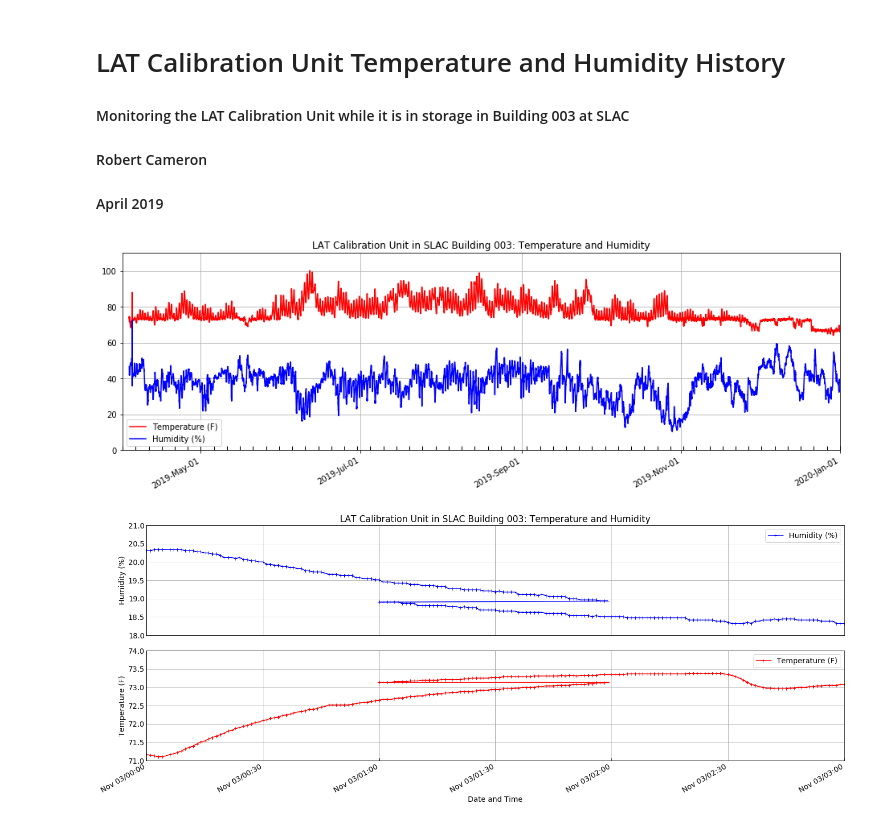
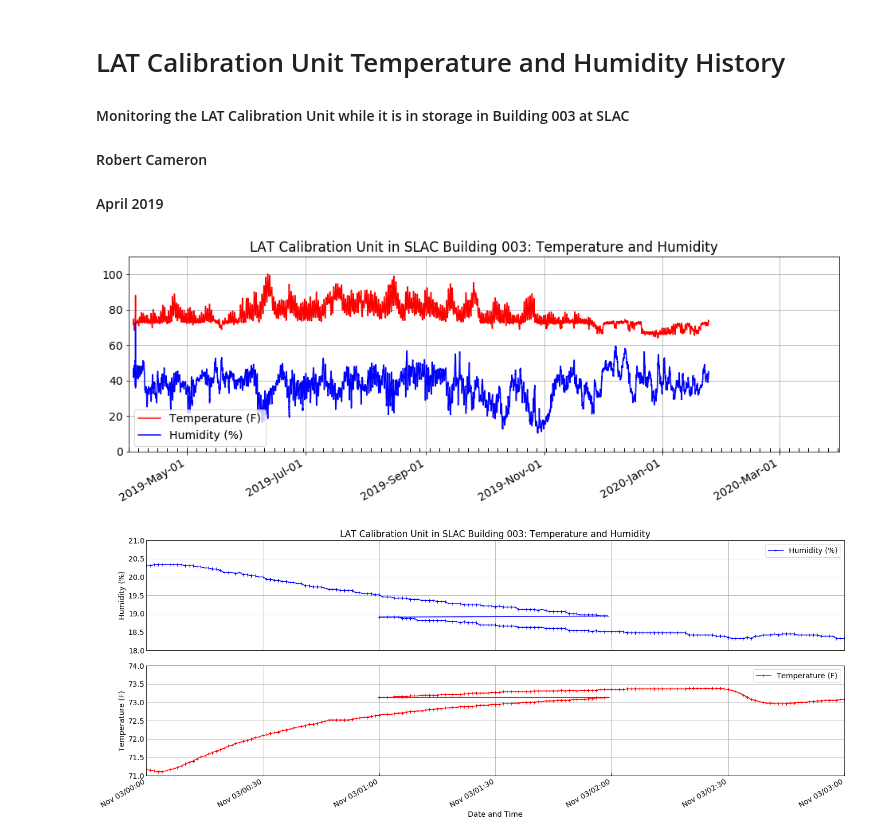
Before and after one commit to rac101/LATmetrics, a Jupyter notebook: CalUnitTempHumidity.ipynb, the cells around one changed output. Saved outputs shown, nothing was run; the diff lists cells and outputs as text; code cells hidden in the pictures.

Commit message:
small improvements to LTC plotting etc

```diff
--- a/CalUnitTempHumidity.ipynb
+++ b/CalUnitTempHumidity.ipynb
@@ -8,7 +8,7 @@
 # %%
 # ASCII csv data file
 
-filename = 'TH-2020-01-13.csv'
+filename = 'TH-2020-01-24.csv'
 # %%
 #from astropy.io import ascii
 import pandas as pd
@@ -34,36 +34,36 @@ h = f['h']
 fig = plt.figure(figsize = [16,5])
 ax = fig.add_subplot(111)
 ax.set_ylim(0,110)
-ax.set_xlim([dt.date(2019, 4, 1), dt.date(2020, 1, 1)])
+ax.set_xlim([dt.date(2019, 4, 1), dt.date(2020, 4, 1)])
 ax.plot(d,t,label='Temperature (F)',color='r')
 ax.plot(d,h,label='Humidity (%)',color='b')
 ax.legend(loc='lower left')
 ax.grid(True)
 #plt.xlabel("Time")
 #plt.ylabel("Temp, Humidity")
 plt.title("LAT Calibration Unit in SLAC Building 003: Temperature and Humidity")
 
 # set Major and Minor ticks on the time axis
 
 #plt.gca().xaxis.set_major_locator(mdates.DayLocator((1,10,20)))
 #plt.gca().xaxis.set_major_locator(mdates.DayLocator((0,5,10,15,20,25,30)))
 #plt.gca().xaxis.set_major_locator(mdates.DayLocator(interval=10))
 #plt.gca().xaxis.set_minor_locator(mdates.DayLocator(interval=1))
 #plt.gca().xaxis.set_major_locator(mdates.MonthLocator(interval=1))
 
 locator = mdates.AutoDateLocator(minticks=3, maxticks=7)
 ax.xaxis.set_major_locator(locator)
 #plt.gca().xaxis.set_minor_locator(mdates.DayLocator(interval=10))
 ax.xaxis.set_minor_locator(MultipleLocator(5))
 #formatter = mdates.ConciseDateFormatter(locator)    ##### does not exist in my version of Matplotlib!!!
 #ax.xaxis.set_major_formatter(formatter)
 
 plt.gca().xaxis.set_major_formatter(mdates.DateFormatter("%Y-%b-%d"))
 plt.gcf().autofmt_xdate()
 
 ax.tick_params(which='minor', length=5, width=1, direction='in')
 # %% [output]
-[figure, old version]
+[figure, new version]
 # %%
 # plot during Daylight Savings Time transition
 
```
Also changed, not shown: parts of 2 cells of this notebook, 3 other files.
